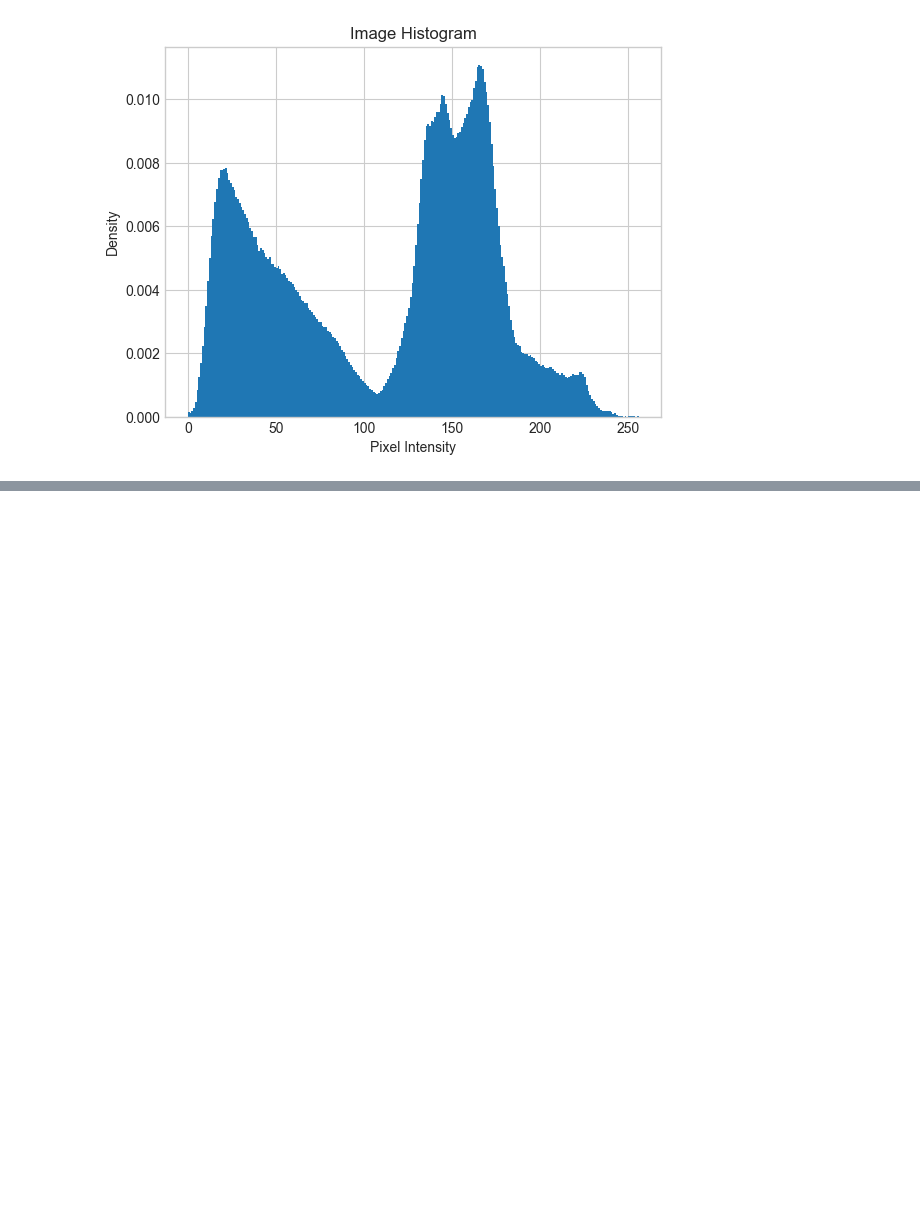
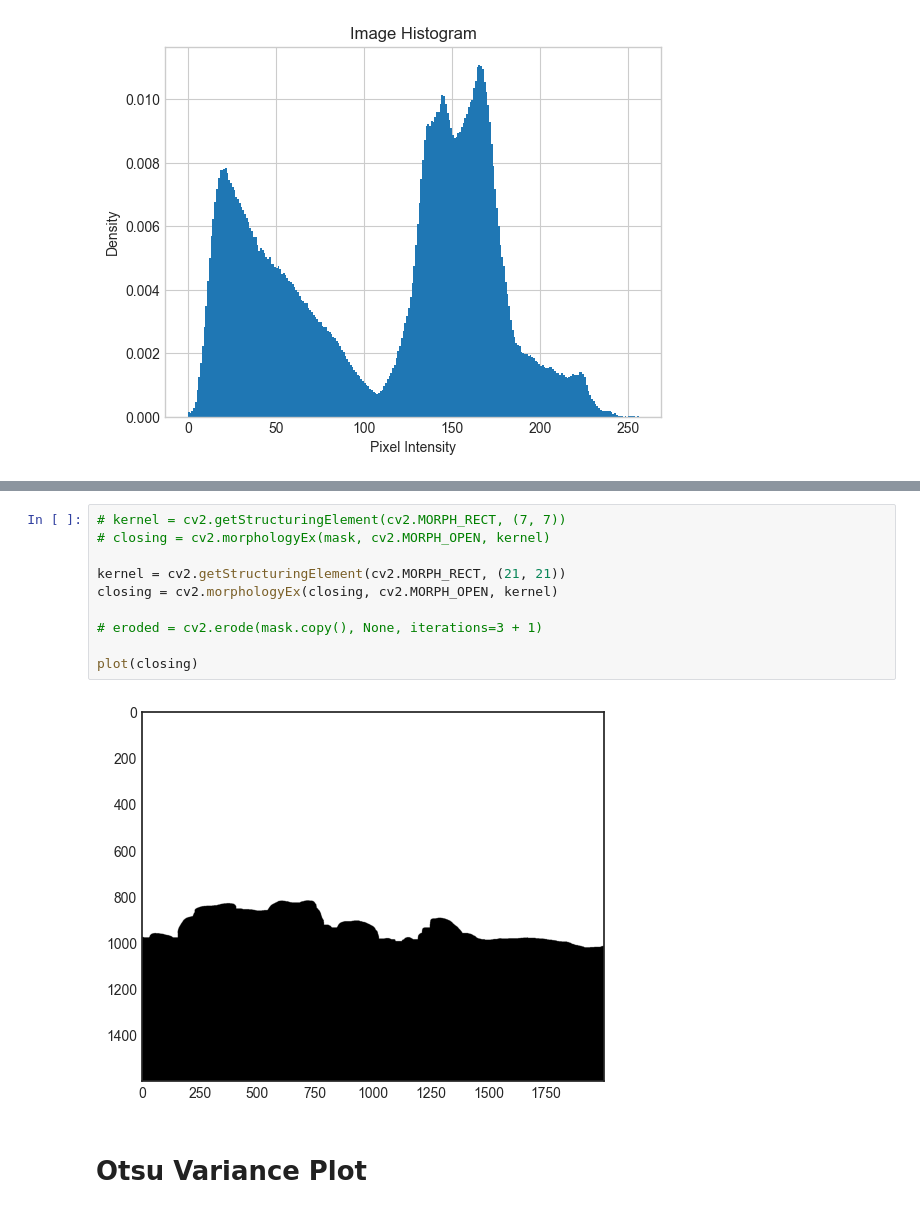
Before and after one commit to joypauls/blog-scripts, a Jupyter notebook: notebooks/otsus_method.ipynb, the cells around one changed output, grey strips where cells are left out. Cells and saved outputs as stored; diff of their text form; blank space fills up the shorter version.

```diff
--- a/notebooks/otsus_method.ipynb
+++ b/notebooks/otsus_method.ipynb
@@ -56,0 +84,14 @@ plt.show()
+# %%
+# kernel = cv2.getStructuringElement(cv2.MORPH_RECT, (7, 7))
+# closing = cv2.morphologyEx(mask, cv2.MORPH_OPEN, kernel)
+
+kernel = cv2.getStructuringElement(cv2.MORPH_RECT, (21, 21))
+closing = cv2.morphologyEx(closing, cv2.MORPH_OPEN, kernel)
+
+# eroded = cv2.erode(mask.copy(), None, iterations=3 + 1)
+
+plot(closing)
+# %% [output]
+[figure, added]
+# %% [markdown]
+# Otsu Variance Plot
```
Also changed, not shown: parts of 9 cells of this notebook.
